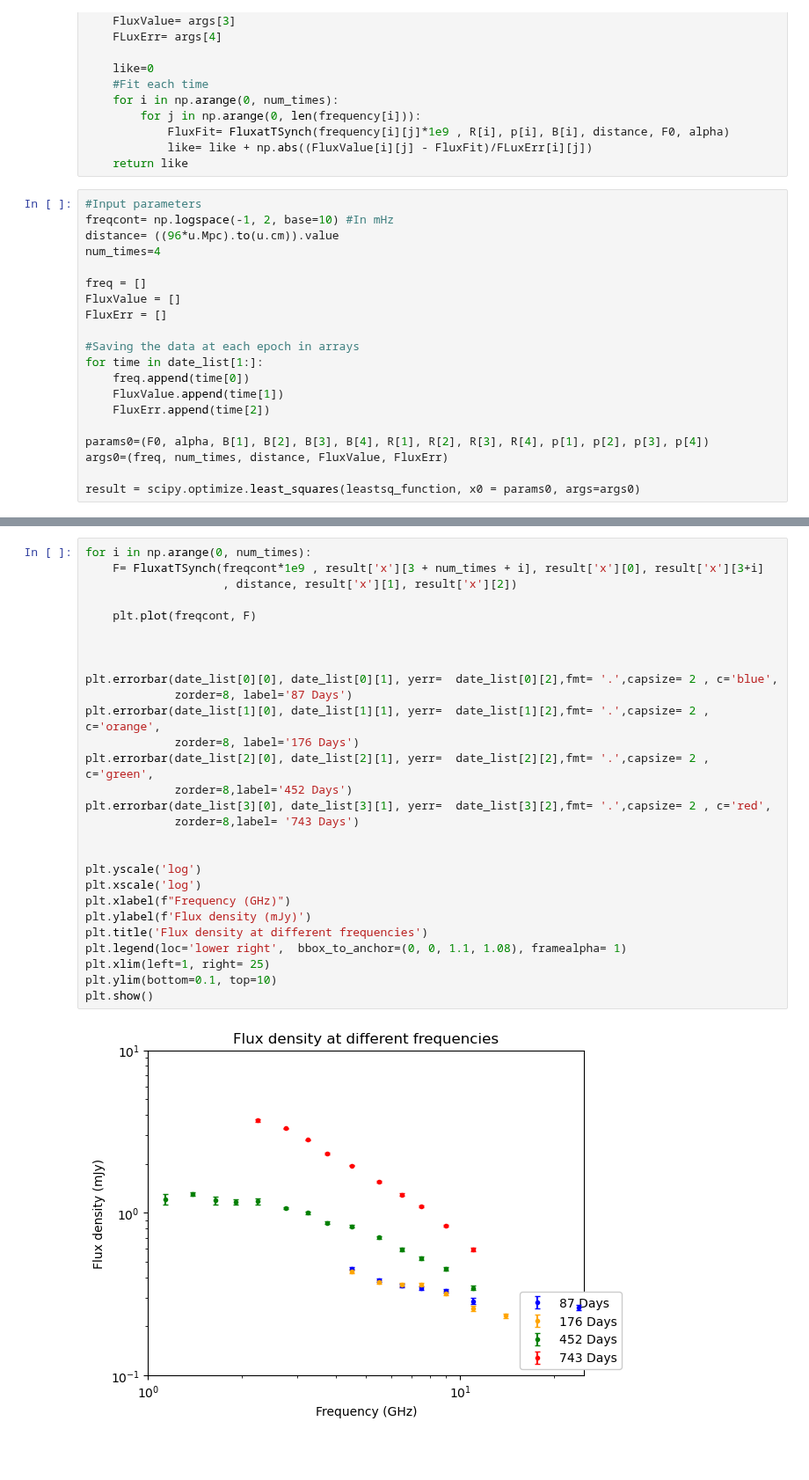
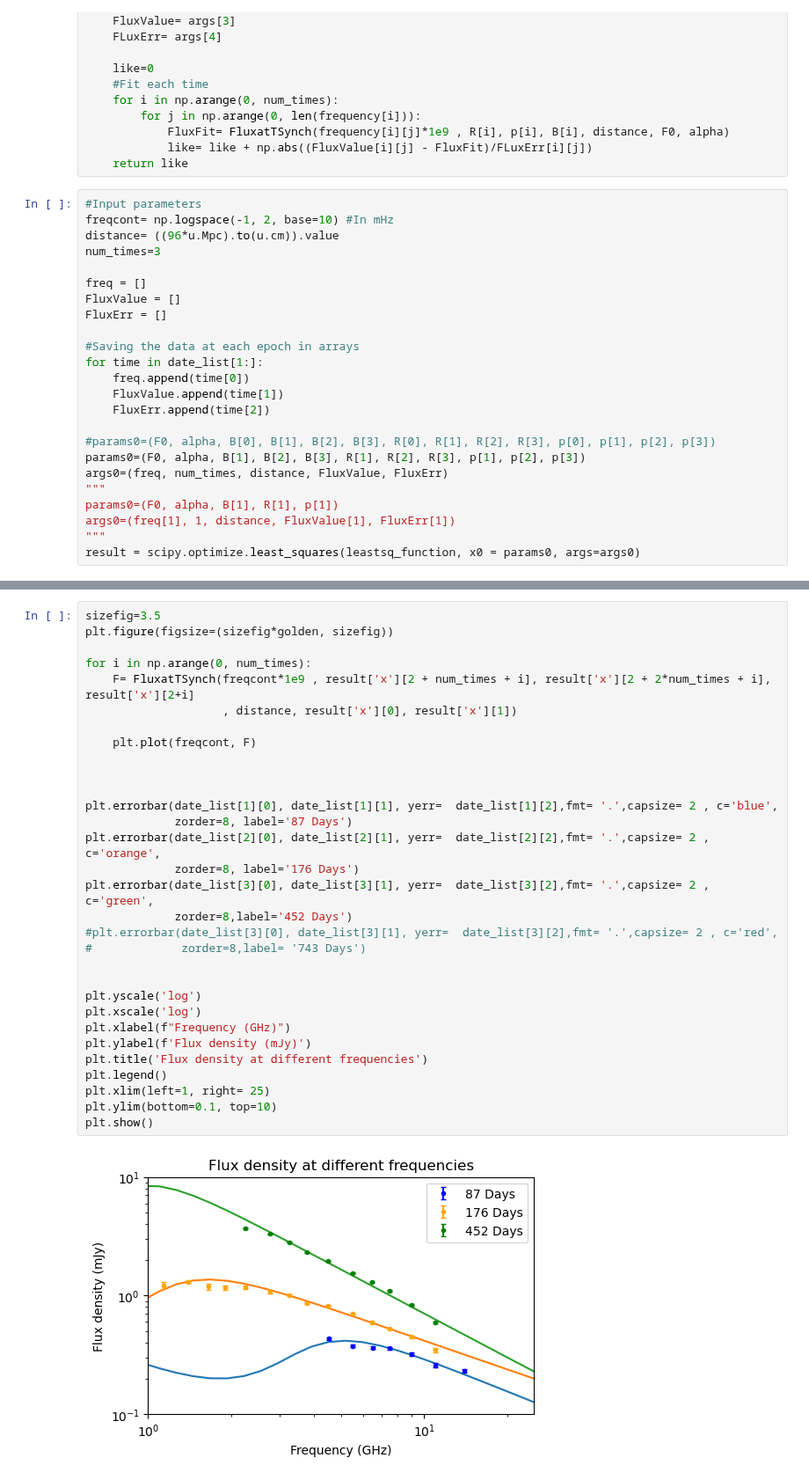
Before and after one commit to Camachoadri/JAEICU2024, a Jupyter notebook: TDE AT2019azh/TDE AT2019azh.ipynb, the cells around one changed output, grey strips where cells are left out. Shown at 88% size. Saved outputs shown, nothing was run; the diff lists cells and outputs as text; blank space fills up the shorter version.

```diff
--- a/TDE AT2019azh/TDE AT2019azh.ipynb
+++ b/TDE AT2019azh/TDE AT2019azh.ipynb
@@ -420,7 +411,7 @@ def leastsq_function(params, *args):
 #Input parameters
 freqcont= np.logspace(-1, 2, base=10) #In mHz
 distance= ((96*u.Mpc).to(u.cm)).value
-num_times=4
+num_times=3
 
 freq = []
 FluxValue = []
@@ -432,9 +423,13 @@ for time in date_list[1:]:
     FluxValue.append(time[1])
     FluxErr.append(time[2])
 
-params0=(F0, alpha, B[1], B[2], B[3], B[4], R[1], R[2], R[3], R[4], p[1], p[2], p[3], p[4])
+#params0=(F0, alpha, B[0], B[1], B[2], B[3], R[0], R[1], R[2], R[3], p[0], p[1], p[2], p[3])
+params0=(F0, alpha, B[1], B[2], B[3], R[1], R[2], R[3], p[1], p[2], p[3])
 args0=(freq, num_times, distance, FluxValue, FluxErr)
-
+"""
+params0=(F0, alpha, B[1], R[1], p[1])
+args0=(freq[1], 1, distance, FluxValue[1], FluxErr[1])
+"""
 result = scipy.optimize.least_squares(leastsq_function, x0 = params0, args=args0)
 # %%
 print('Time dependend parameters')
@@ -456,30 +451,33 @@ Time independend parameters
 # %%
+sizefig=3.5
+plt.figure(figsize=(sizefig*golden, sizefig))
+
 for i in np.arange(0, num_times):
-    F= FluxatTSynch(freqcont*1e9 , result['x'][3 + num_times + i], result['x'][0], result['x'][3+i]
-                    , distance, result['x'][1], result['x'][2])
+    F= FluxatTSynch(freqcont*1e9 , result['x'][2 + num_times + i], result['x'][2 + 2*num_times + i], result['x'][2+i]
+                    , distance, result['x'][0], result['x'][1])
 
     plt.plot(freqcont, F)
 
 
 
-plt.errorbar(date_list[0][0], date_list[0][1], yerr=  date_list[0][2],fmt= '.',capsize= 2 , c='blue',
+plt.errorbar(date_list[1][0], date_list[1][1], yerr=  date_list[1][2],fmt= '.',capsize= 2 , c='blue',
              zorder=8, label='87 Days')
-plt.errorbar(date_list[1][0], date_list[1][1], yerr=  date_list[1][2],fmt= '.',capsize= 2 , c='orange',
+plt.errorbar(date_list[2][0], date_list[2][1], yerr=  date_list[2][2],fmt= '.',capsize= 2 , c='orange',
              zorder=8, label='176 Days')
-plt.errorbar(date_list[2][0], date_list[2][1], yerr=  date_list[2][2],fmt= '.',capsize= 2 , c='green',
+plt.errorbar(date_list[3][0], date_list[3][1], yerr=  date_list[3][2],fmt= '.',capsize= 2 , c='green',
              zorder=8,label='452 Days')
-plt.errorbar(date_list[3][0], date_list[3][1], yerr=  date_list[3][2],fmt= '.',capsize= 2 , c='red',
-             zorder=8,label= '743 Days')
+#plt.errorbar(date_list[3][0], date_list[3][1], yerr=  date_list[3][2],fmt= '.',capsize= 2 , c='red',
+#             zorder=8,label= '743 Days')
 
 
 plt.yscale('log')
 plt.xscale('log')
 plt.xlabel(f"Frequency (GHz)")
 plt.ylabel(f'Flux density (mJy)')
 plt.title('Flux density at different frequencies')
-plt.legend(loc='lower right',  bbox_to_anchor=(0, 0, 1.1, 1.08), framealpha= 1)
+plt.legend()
 plt.xlim(left=1, right= 25)
 plt.ylim(bottom=0.1, top=10)
 plt.show()
 # %% [output]
-[figure, old version]
+[figure, new version]
```
Also changed, not shown: parts of 3 cells of this notebook.
